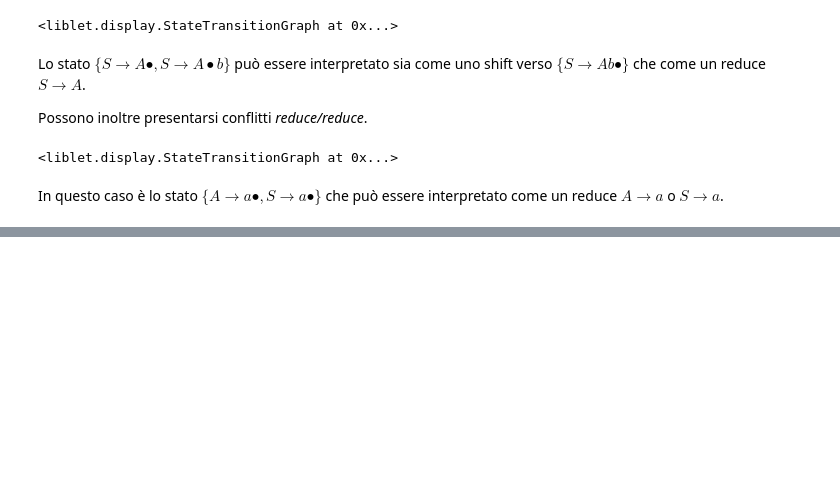
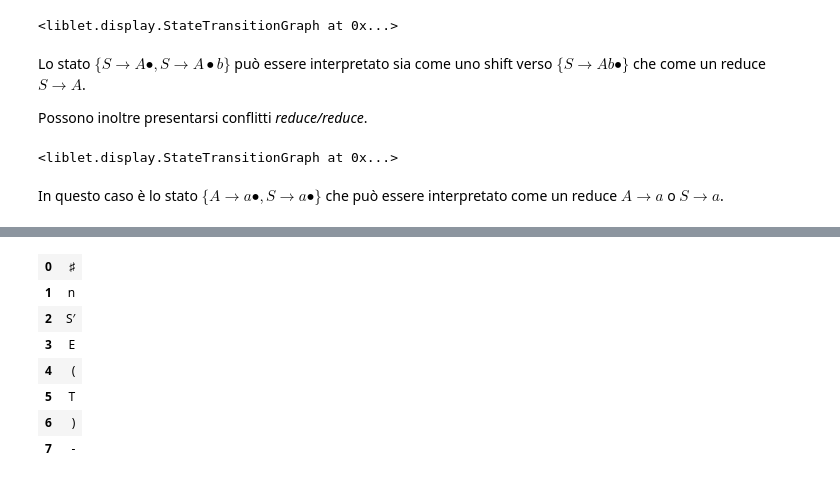
Before and after one commit to let-unimi/handouts, a Jupyter notebook: L14.ipynb, the cells around one changed output, grey strips where cells are left out. Cells and saved outputs as stored; diff of their text form; code cells hidden in the pictures; blank space fills up the shorter version.

```diff
--- a/L14.ipynb
+++ b/L14.ipynb
@@ -268,0 +253,15 @@ prod2num = Gpf.P.index
+# %%
+SYMBOLS = list(Gpf.N | Gpf.T)
+
+symbol2num = SYMBOLS.index
+
+iter2table(SYMBOLS)
+# %% [output]
+| 0 | ♯ |
+| 1 | n |
+| 2 | S′ |
+| 3 | E |
+| 4 | ( |
+| 5 | T |
+| 6 | ) |
+| 7 | - |
```
Also changed, not shown: parts of 20 cells of this notebook.
